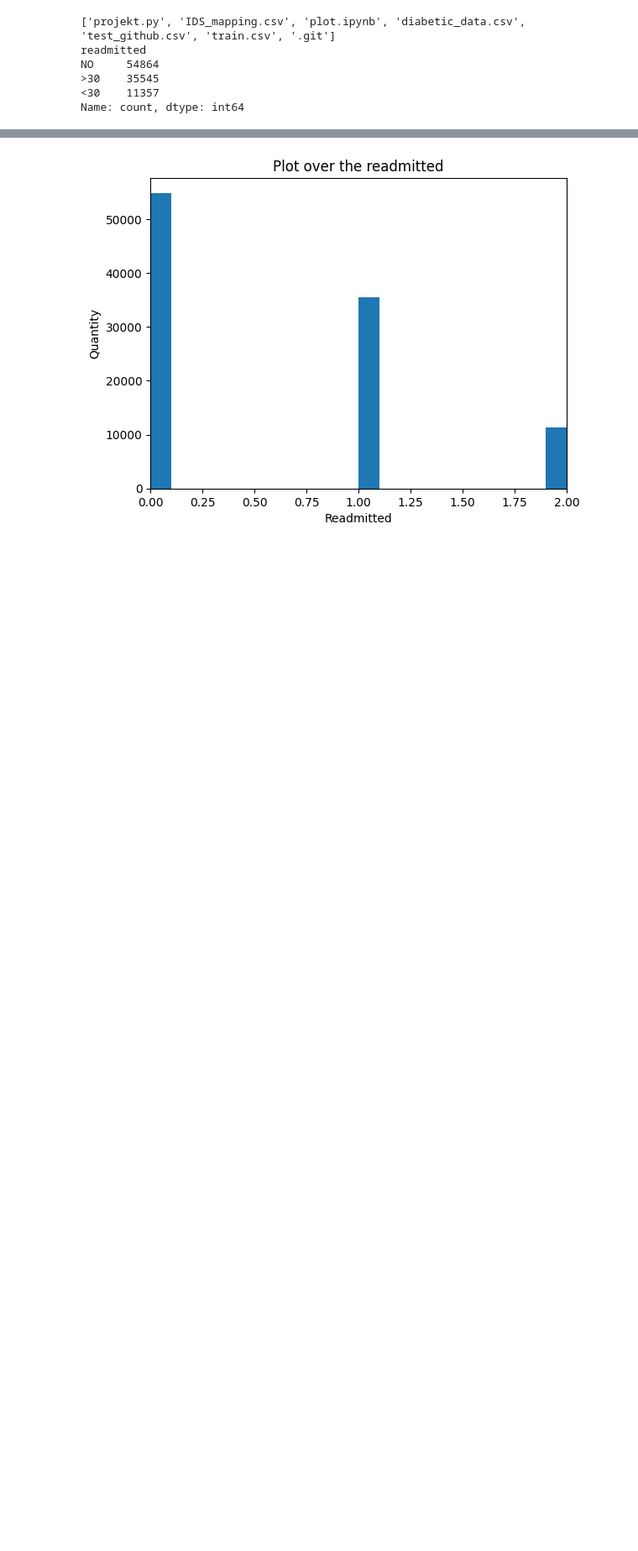
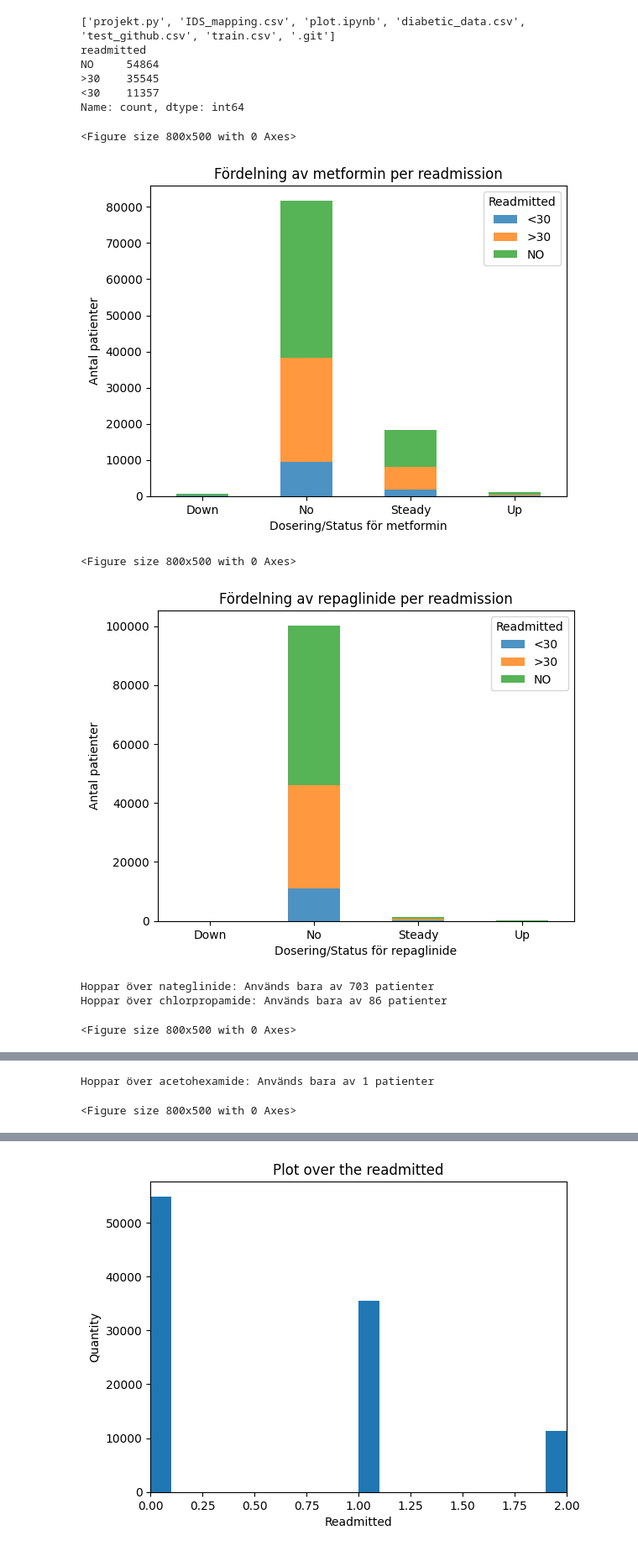
Before and after one commit to hannahpettersson/machinelearning_group10, a Jupyter notebook: plot.ipynb, the cells around one changed output, grey strips where cells are left out. Shown at 84% size. Cells and saved outputs as stored; diff of their text form; code cells hidden in the pictures; blank space fills up the shorter version.

```diff
--- a/plot.ipynb
+++ b/plot.ipynb
@@ -36,3 +37,46 @@ NO     54864
 >30    35545
 <30    11357
 Name: count, dtype: int64
+# %%
+# 1. Ladda data (ersätt 'data.csv' med din fil)
+df = pd.read_csv('diabetic_data.csv')
+
+# Lista på alla medicinkolumner (från din header)
+medication_cols = [
+    'metformin', 'repaglinide', 'nateglinide', 'chlorpropamide', 'glimepiride',
+    'acetohexamide', 'glipizide', 'glyburide', 'tolbutamide', 'pioglitazone',
+    'rosiglitazone', 'acarbose', 'miglitol', 'troglitazone', 'tolazamide',
+    'examide', 'citoglipton', 'insulin', 'glyburide-metformin', 'glipizide-metformin',
+    'glimepiride-pioglitazone', 'metformin-rosiglitazone', 'metformin-pioglitazone'
+]
+
+for med in medication_cols:
+    users = df[df[med] != 'No'].shape[0]
+    total = df.shape[0]
+    if users < (total * 0.01):
+        print(f"Hoppar över {med}: Används bara av {users} patienter")
+        continue
+
+    if df[med].nunique() > 1:
+        plt.figure(figsize=(8, 5))
+
+        # Crosstab med faktiska antal (inte normalize)
+        ct = pd.crosstab(df[med], df[target])
+        ct.plot(kind='bar', stacked=True, alpha=0.8)
+
+        plt.title(f"Fördelning av {med} per readmission")
+        plt.xlabel(f"Dosering/Status för {med}")
+        plt.ylabel("Antal patienter")
+        plt.legend(title="Readmitted", loc='upper right')
+        plt.xticks(rotation=0)
+        plt.show()
+    else:
+        print(f"Hoppar över {med}: Innehåller endast ett värde ({df[med].unique()[0]})")
+# %% [output]
+<Figure size 800x500 with 0 Axes>
+[figure, added]
+<Figure size 800x500 with 0 Axes>
+[figure, added]
+Hoppar över nateglinide: Används bara av 703 patienter
+Hoppar över chlorpropamide: Används bara av 86 patienter
+<Figure size 800x500 with 0 Axes>
@@ -38,0 +84,2 @@ Name: count, dtype: int64
+Hoppar över acetohexamide: Används bara av 1 patienter
+<Figure size 800x500 with 0 Axes>
```
Also changed, not shown: parts of 3 cells of this notebook.
